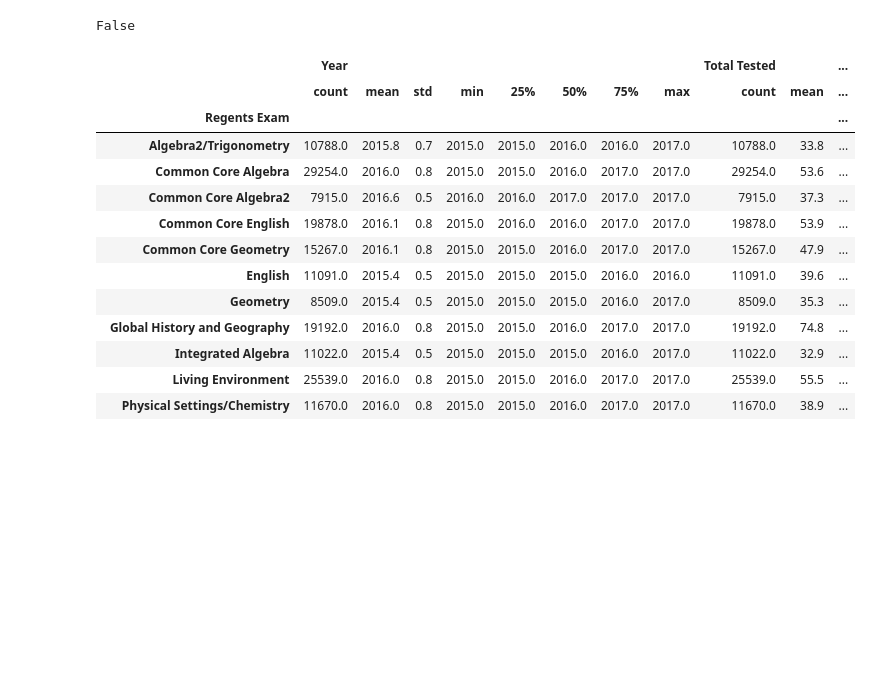
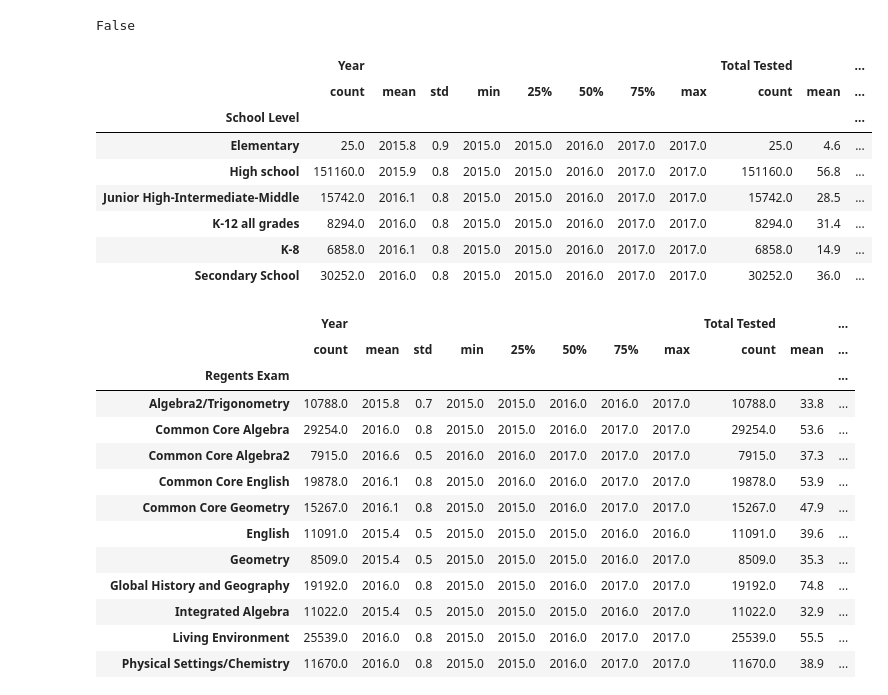
Before and after one commit to tuccib/CUNY-LAG, a Jupyter notebook: 210625_Project1_Bruno_Tucci.ipynb, the cells around one changed output. Drawn from its saved outputs; the diff is of its cells as text; code cells hidden in the pictures; blank space fills up the shorter version.

```diff
--- a/210625_Project1_Bruno_Tucci.ipynb
+++ b/210625_Project1_Bruno_Tucci.ipynb
@@ -80,6 +80,18 @@ dtype('float64')
 df['School DBN'].is_unique
 # %% [output]
 False
+# %%
+df.groupby(['School Level']).describe().round(1)
+# %% [output]
+|  | Year |  |  |  |  |  |  |  | Total Tested |  | ... |
+|  | count | mean | std | min | 25% | 50% | 75% | max | count | mean | ... |
+| School Level |  |  |  |  |  |  |  |  |  |  | ... |
+| Elementary | 25.0 | 2015.8 | 0.9 | 2015.0 | 2015.0 | 2016.0 | 2017.0 | 2017.0 | 25.0 | 4.6 | ... |
+| High school | 151160.0 | 2015.9 | 0.8 | 2015.0 | 2015.0 | 2016.0 | 2017.0 | 2017.0 | 151160.0 | 56.8 | ... |
+| Junior High-Intermediate-Middle | 15742.0 | 2016.1 | 0.8 | 2015.0 | 2015.0 | 2016.0 | 2017.0 | 2017.0 | 15742.0 | 28.5 | ... |
+| K-12 all grades | 8294.0 | 2016.0 | 0.8 | 2015.0 | 2015.0 | 2016.0 | 2017.0 | 2017.0 | 8294.0 | 31.4 | ... |
+| K-8 | 6858.0 | 2016.1 | 0.8 | 2015.0 | 2015.0 | 2016.0 | 2017.0 | 2017.0 | 6858.0 | 14.9 | ... |
+| Secondary School | 30252.0 | 2016.0 | 0.8 | 2015.0 | 2015.0 | 2016.0 | 2017.0 | 2017.0 | 30252.0 | 36.0 | ... |
 # %%
 df.groupby(['Regents Exam']).describe().round(1)
 # %% [output]
```
Also changed, not shown: parts of 12 cells of this notebook.
